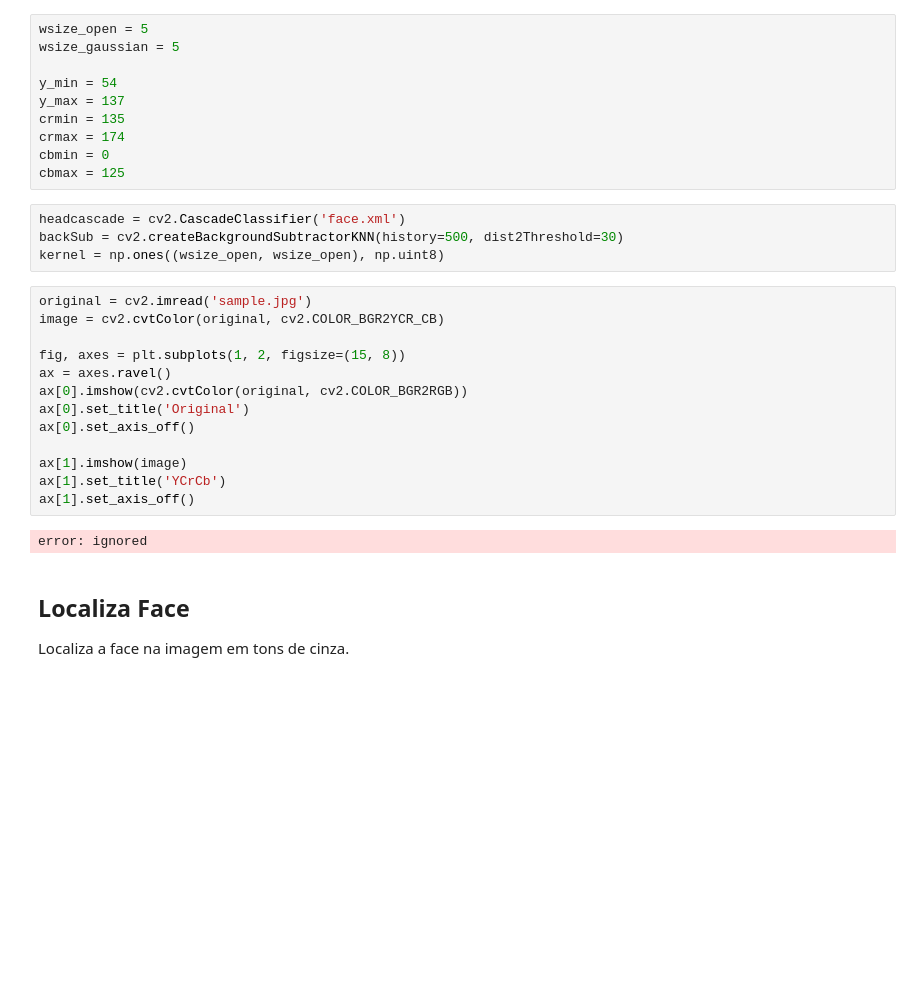
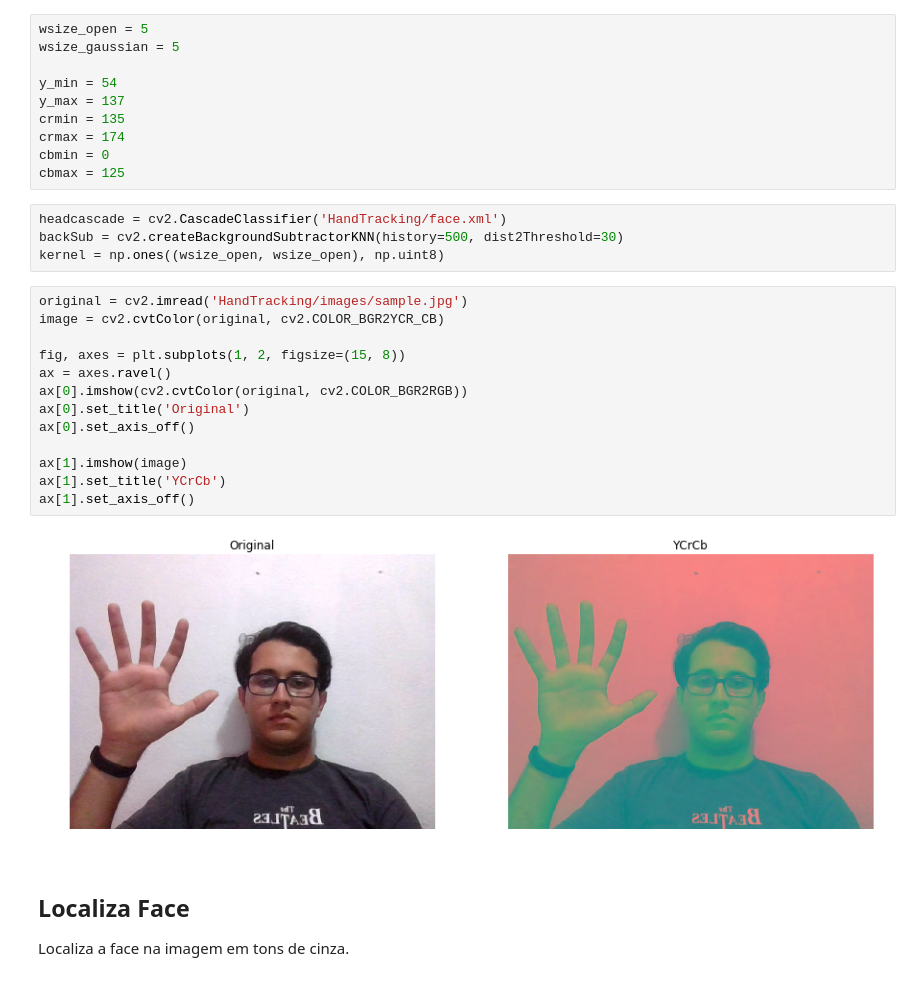
Before and after one commit to ssauloferreira/hand-tracking-classification, a Jupyter notebook: hand_gestures.ipynb, the cells around one changed output. Saved outputs shown, nothing was run; the diff lists cells and outputs as text; blank space fills up the shorter version.

```diff
--- a/hand_gestures.ipynb
+++ b/hand_gestures.ipynb
@@ -20,24 +24,24 @@ crmax = 174
 cbmin = 0
 cbmax = 125
 # %%
-headcascade = cv2.CascadeClassifier('face.xml')
+headcascade = cv2.CascadeClassifier('HandTracking/face.xml')
 backSub = cv2.createBackgroundSubtractorKNN(history=500, dist2Threshold=30)
 kernel = np.ones((wsize_open, wsize_open), np.uint8)
 # %%
-original = cv2.imread('sample.jpg')
+original = cv2.imread('HandTracking/images/sample.jpg')
 image = cv2.cvtColor(original, cv2.COLOR_BGR2YCR_CB)
 
 fig, axes = plt.subplots(1, 2, figsize=(15, 8))
 ax = axes.ravel()
 ax[0].imshow(cv2.cvtColor(original, cv2.COLOR_BGR2RGB))
 ax[0].set_title('Original')
 ax[0].set_axis_off()
 
 ax[1].imshow(image)
 ax[1].set_title('YCrCb')
 ax[1].set_axis_off()
 # %% [output]
-error: ignored
+[figure, added]
 # %% [markdown]
 ## Localiza Face
 Localiza a face na imagem em tons de cinza.
```
Also changed, not shown: parts of 4 cells of this notebook.
